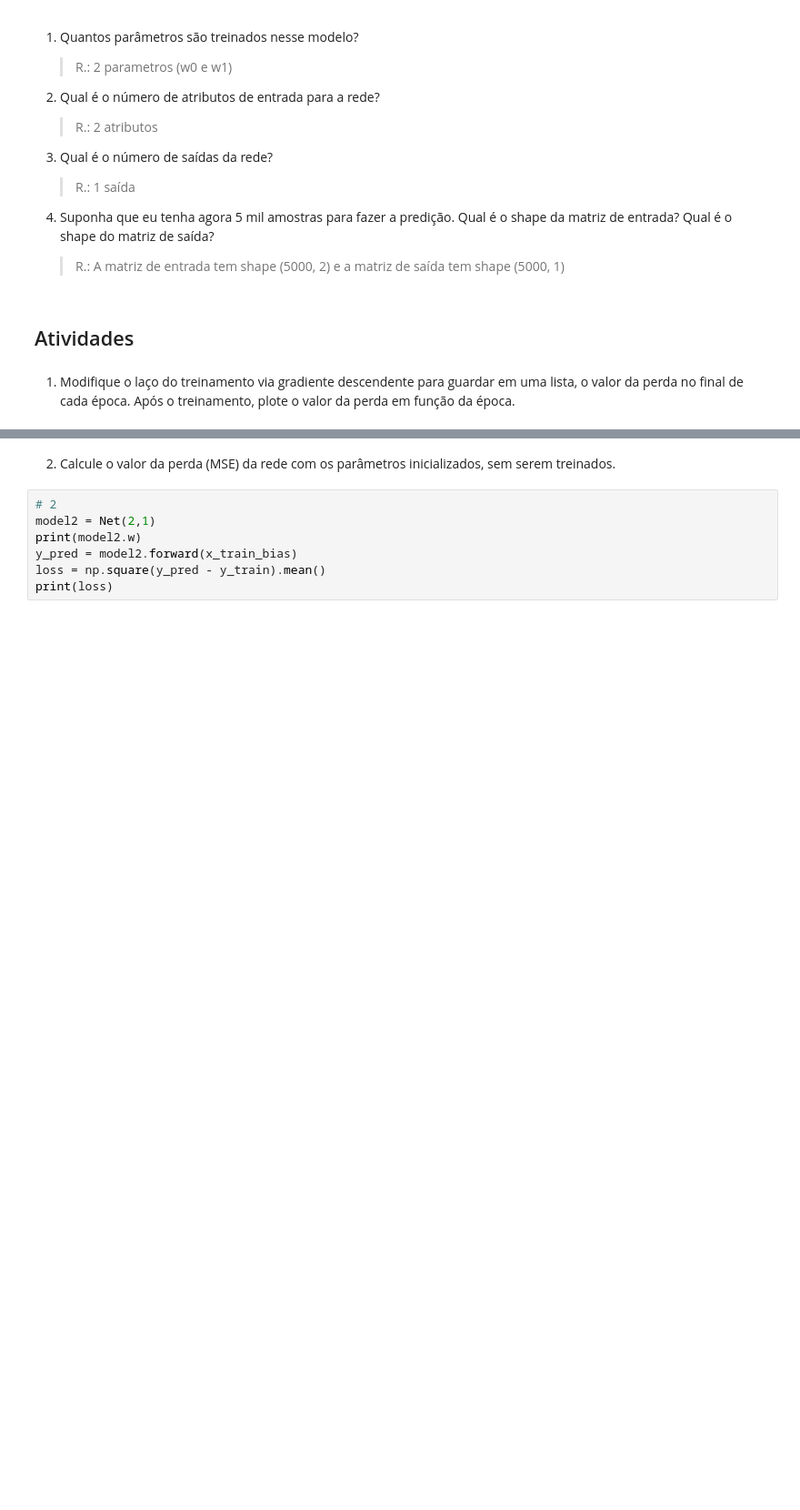
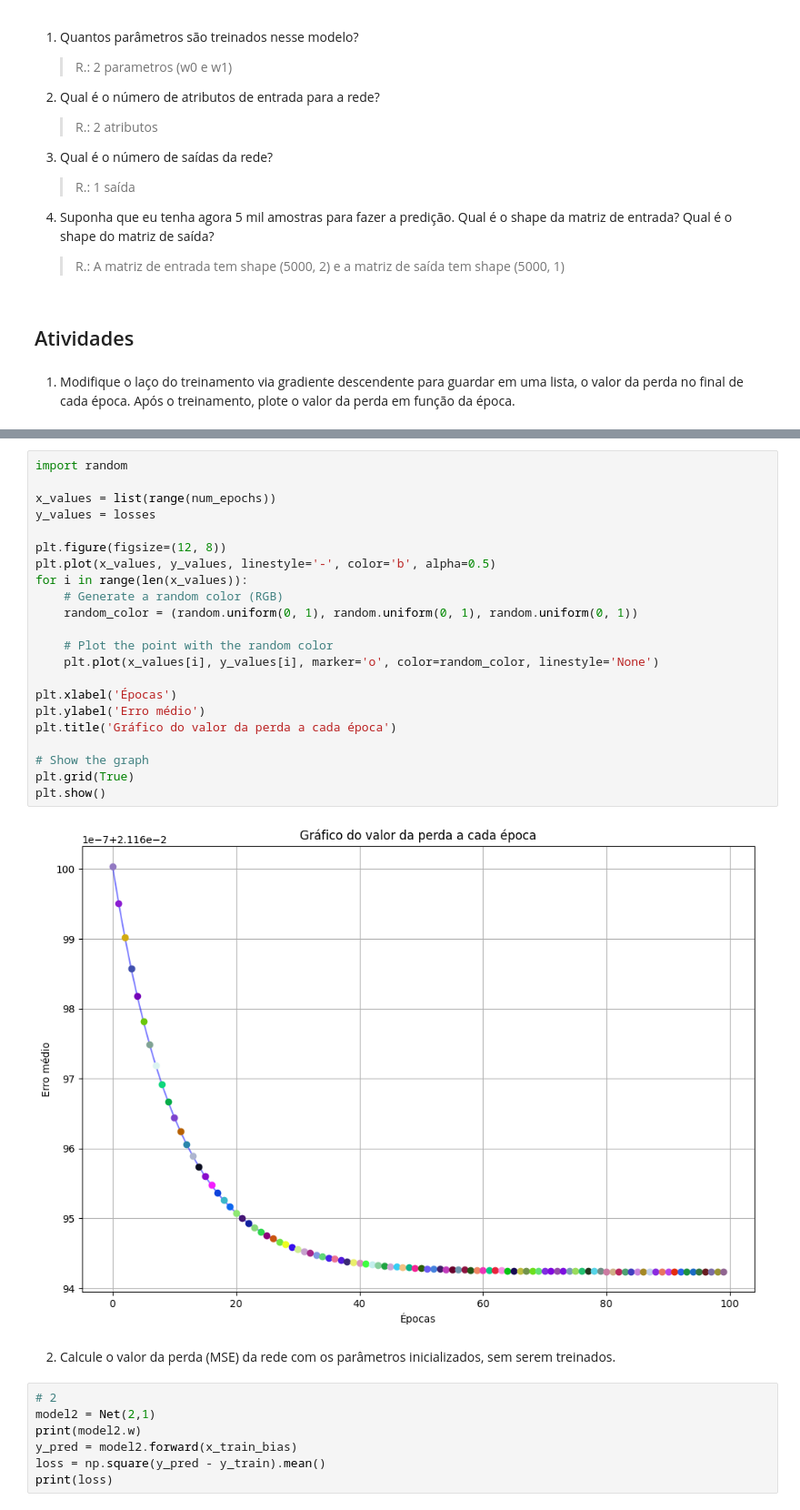
Before and after one commit to mgrb/RNA-e-Deep-Learning---CESAR-School-2024.01, a Jupyter notebook: Atividades/2 - Linear Regretion/2.2-LinearRegressionIrisNumPy.ipynb, the cells around one changed output, grey strips where cells are left out. Shown: that part at 91% size. Drawn from its saved outputs; the diff is of its cells as text; blank space fills up the shorter version.

```diff
--- a/Atividades/2 - Linear Regretion/2.2-LinearRegressionIrisNumPy.ipynb
+++ b/Atividades/2 - Linear Regretion/2.2-LinearRegressionIrisNumPy.ipynb
@@ -343,3 +342,27 @@ len(losses): 100
+# %%
+import random
+
+x_values = list(range(num_epochs))
+y_values = losses
+
+plt.figure(figsize=(12, 8))
+plt.plot(x_values, y_values, linestyle='-', color='b', alpha=0.5)
+for i in range(len(x_values)):
+    # Generate a random color (RGB)
+    random_color = (random.uniform(0, 1), random.uniform(0, 1), random.uniform(0, 1))
+
+    # Plot the point with the random color
+    plt.plot(x_values[i], y_values[i], marker='o', color=random_color, linestyle='None')
+
+plt.xlabel('Épocas')
+plt.ylabel('Erro médio')
+plt.title('Gráfico do valor da perda a cada época')
+
+# Show the graph
+plt.grid(True)
+plt.show()
+# %% [output]
+[figure, added]
 # %% [markdown]
 2. Calcule o valor da perda (MSE) da rede com os parâmetros inicializados, sem serem treinados.
 # %%
```
Also changed, not shown: parts of 4 cells of this notebook.
